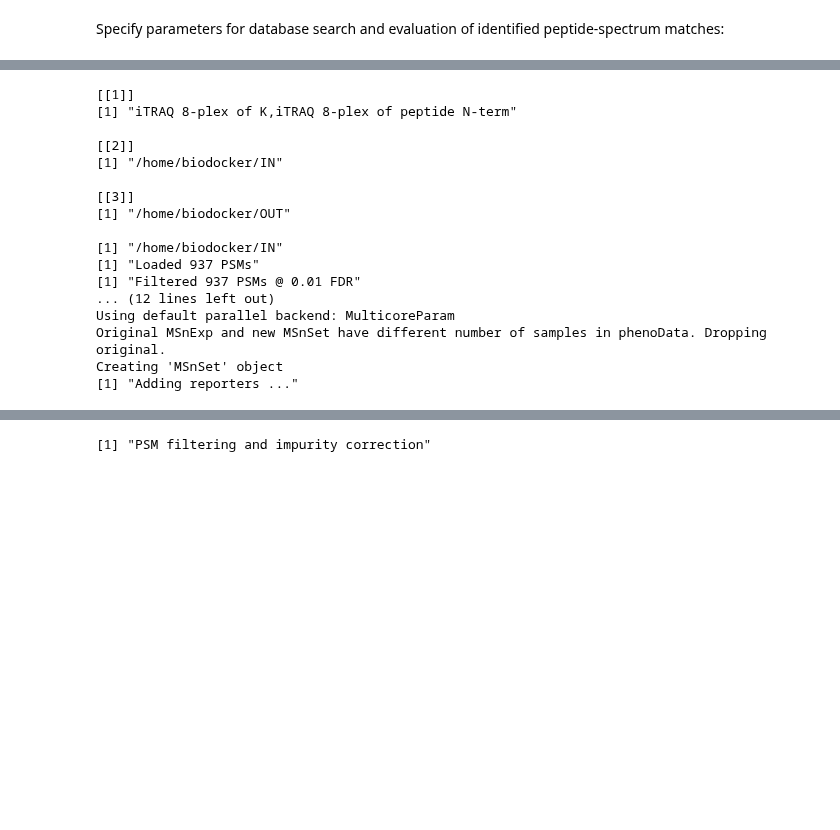
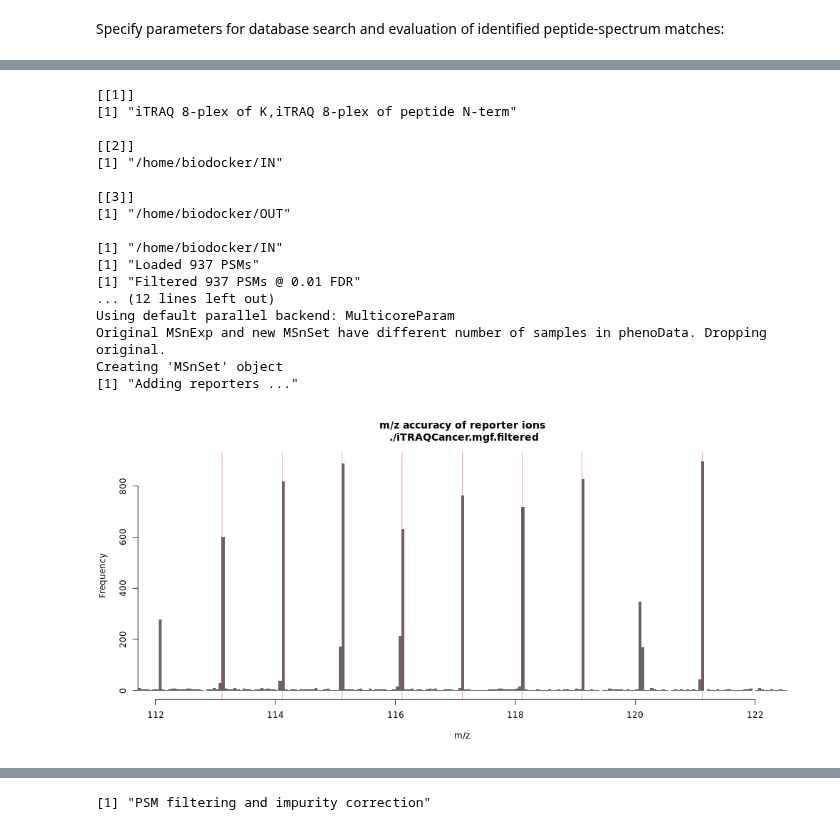
Before and after one commit to ProtProtocols/IsoProt, a Jupyter notebook: Example.ipynb, the cells around one changed output, grey strips where cells are left out. Drawn from its saved outputs; the diff is of its cells as text; code cells hidden in the pictures; blank space fills up the shorter version.

```diff
--- a/Example.ipynb
+++ b/Example.ipynb
@@ -650,5 +664,5 @@ Exception: Failed to run PeptideShaker
 # %%
-%%R -i Rinput
+%%R -i Rinput --width=1000
 
 ## assuming that the computer allows min. 4 threads
 NumThreads <- 4
@@ -790,6 +804,7 @@ print(paste0("Filtered ", nrow(psms), " PSMs @ ", max.fdr, " FDR"))
     }
     fData(myExp1)$spectrumFile <- mgf_file
     allSpectra[[mgf_file]] <- myExp1 #updateFeatureNames(myExp1,label = paste("Sample",i))
+
   }
 
   print("Adding identifications ...")
@@ -804,6 +819,12 @@ print(paste0("Filtered ", nrow(psms), " PSMs @ ", max.fdr, " FDR"))
     print(idSummary(myExp[[mgf_file]]))
     myExp[[mgf_file]] <- removeNoId(myExp[[mgf_file]])
     qnt[[mgf_file]] <- quantify(myExp[[mgf_file]], method="sum", reporters = quant.method, strict =F, verbose=T )
+
+          # Plot reporter QC
+    hist(unlist(mz(myExp[[mgf_file]])), 1000, main=paste("m/z accuracy of reporter ions\n",mgf_file),
+         xlim=range(quant.method@mz)+c(-1,1),xlab="m/z",col="#666666",border=NA)
+    abline(v=quant.method@mz,col=2,lwd=0.5)
+
   }
 
   ## Convert SearchGUI output to file format that can be processed by isobar
@@ -845,31 +866,34 @@ print("Adding reporters ...")
   names(fData(allqnt))[which(names(fData(allqnt))=="Protein.s.")] <- "accession"
   names(fData(allqnt))[which(names(fData(allqnt))=="Variable.Modifications")] <- "modifications"
   names(fData(allqnt))[which(names(fData(allqnt))=="m.z")] <- "mass_to_charge"
   names(fData(allqnt))[which(names(fData(allqnt))=="Confidence....")] <- "search_engine_score"
 
   write.csv(exprs(allqnt),paste("/home/biodocker/OUT/",s,"/AllQuantPSMs.csv",sep=""))
     save(allqnt, file=paste("/home/biodocker/OUT/",s,"/AllQuantPSMs.RData",sep="") )
 
     PSMDat[[s]] <- allqnt
 
 
+
+
 }
 # %% [output]
 [[1]]
 [1] "iTRAQ 8-plex of K,iTRAQ 8-plex of peptide N-term"
 
 [[2]]
 [1] "/home/biodocker/IN"
 
 [[3]]
 [1] "/home/biodocker/OUT"
 
 [1] "/home/biodocker/IN"
 [1] "Loaded 937 PSMs"
 [1] "Filtered 937 PSMs @ 0.01 FDR"
 ... (12 lines left out)
 Using default parallel backend: MulticoreParam
 Original MSnExp and new MSnSet have different number of samples in phenoData. Dropping original.
 Creating 'MSnSet' object
 [1] "Adding reporters ..."
+[figure, added]
 # %%
```
Also changed, not shown: parts of 8 cells of this notebook.
